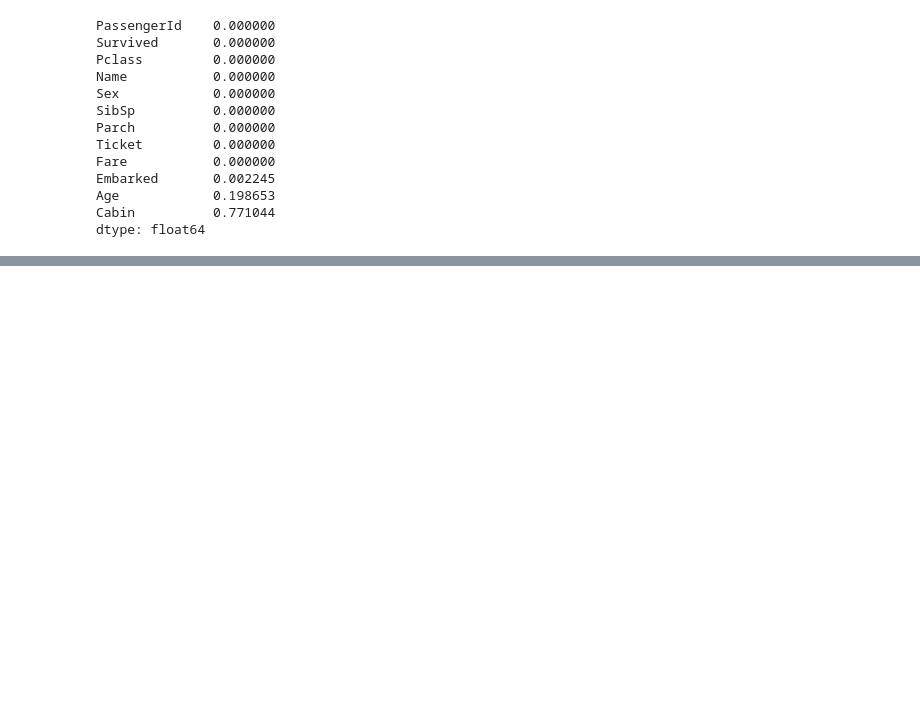
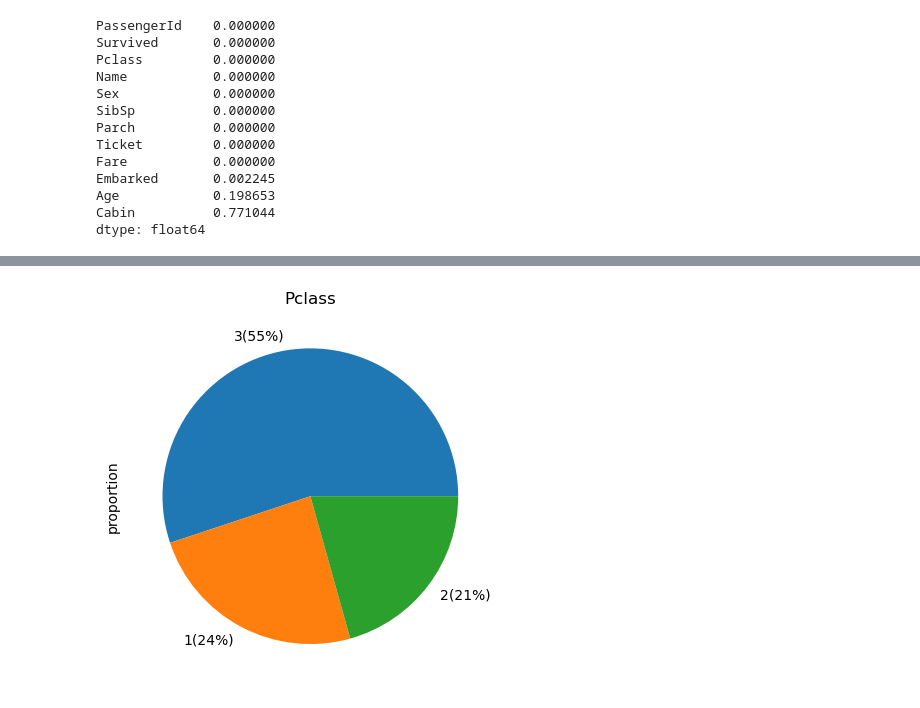
Before and after one commit to Jeremy-Duval-PhD/Kaggle_Titanic, a Jupyter notebook: Kaggle_Titanic.ipynb, the cells around one changed output, grey strips where cells are left out. Saved outputs shown, nothing was run; the diff lists cells and outputs as text; code cells hidden in the pictures; blank space fills up the shorter version.

```diff
--- a/Kaggle_Titanic.ipynb
+++ b/Kaggle_Titanic.ipynb
@@ -84,0 +187,7 @@ dtype: float64
+# %%
+for col in ['Pclass']:
+    plt.figure()
+    vc = df_eda[col].value_counts(normalize=True)
+    vc.plot.pie(labels=get_lbl(vc), title = col)
+# %% [output]
+[figure, added]
```
Also changed, not shown: parts of 32 cells of this notebook.
